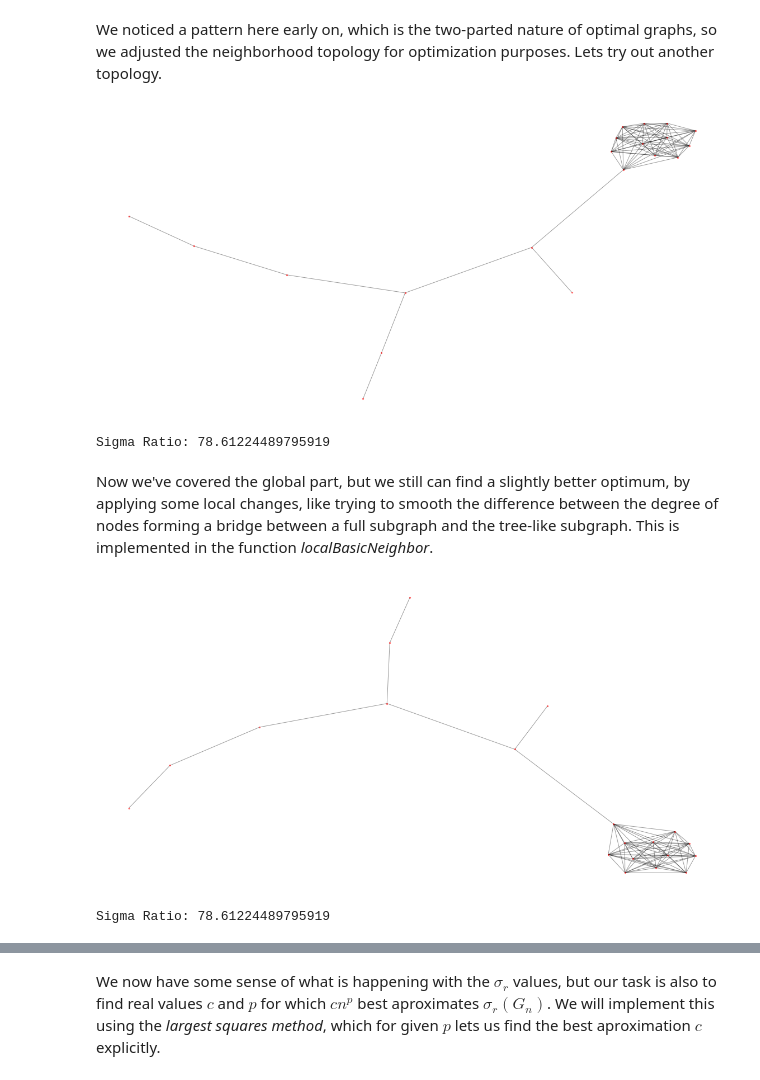
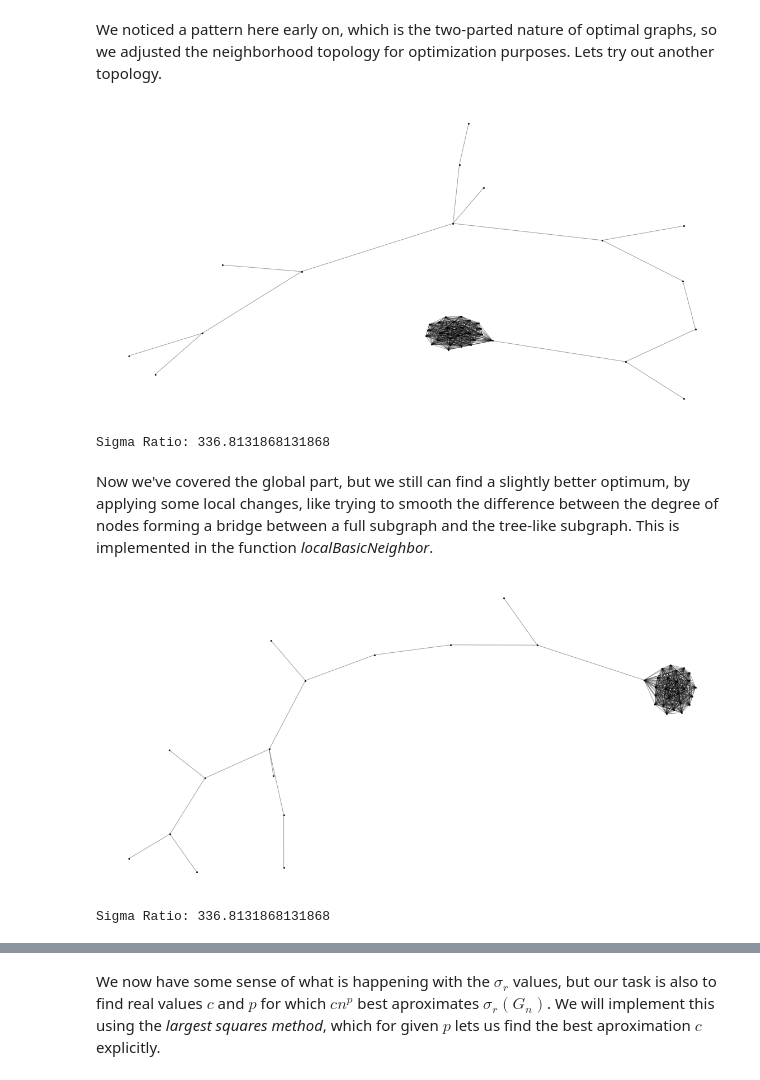
Before and after one commit to kuco23/Sigma-Irregularity, a Jupyter notebook: library_implementation.ipynb, the cells around one changed output, grey strips where cells are left out. Drawn from its saved outputs; the diff is of its cells as text; code cells hidden in the pictures.

```diff
--- a/library_implementation.ipynb
+++ b/library_implementation.ipynb
@@ -95,27 +91,27 @@ We noticed a pattern here early on, which is the two-parted nature of optimal gr
 from pylib import globalTwoPartNeighbor
 
 g, r = maxSigmaRatio_annealing(
-    20, 100, 200, globalTwoPartNeighbor
+    40, 100, 200, globalTwoPartNeighbor
 )
 
-simplePlot(neighborListToNx(g))
+simplePlot(g)
 print(Bcol.BLUE + 'Sigma Ratio:' + Bcol.ENDC, Bcol.GOLD + str(r) + Bcol.ENDC)
 # %% [output]
-[figure, old version]
+[figure, new version]
-Sigma Ratio: 78.61224489795919
+Sigma Ratio: 336.8131868131868
 # %% [markdown]
 Now we've covered the global part, but we still can find a slightly better optimum, by applying some local changes, like trying to smooth the difference between the degree of nodes forming a bridge between a full subgraph and the tree-like subgraph. This is implemented in the function *localBasicNeighbor*.
 # %%
 from pylib import localBasicNeighbor
 
 g, r = maxSigmaRatio_annealing(
-    20, 100, 200, localBasicNeighbor,
+    40, 100, 200, localBasicNeighbor,
     defaultG = g
 )
 
-simplePlot(neighborListToNx(g))
+simplePlot(g)
 print(Bcol.BLUE + 'Sigma Ratio:' + Bcol.ENDC, Bcol.GOLD + str(r) + Bcol.ENDC)
 # %% [output]
-[figure, old version]
+[figure, new version]
-Sigma Ratio: 78.61224489795919
+Sigma Ratio: 336.8131868131868
 # %% [markdown]
```
Also changed, not shown: parts of 19 cells of this notebook, 17 other files.
